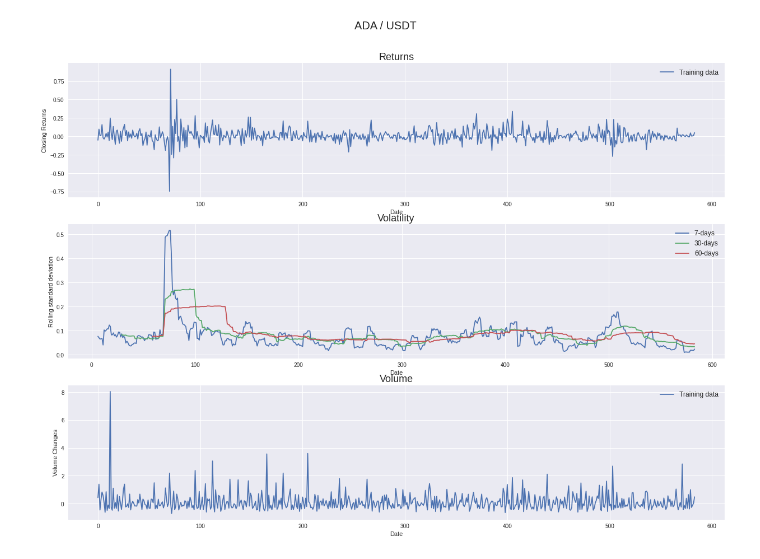
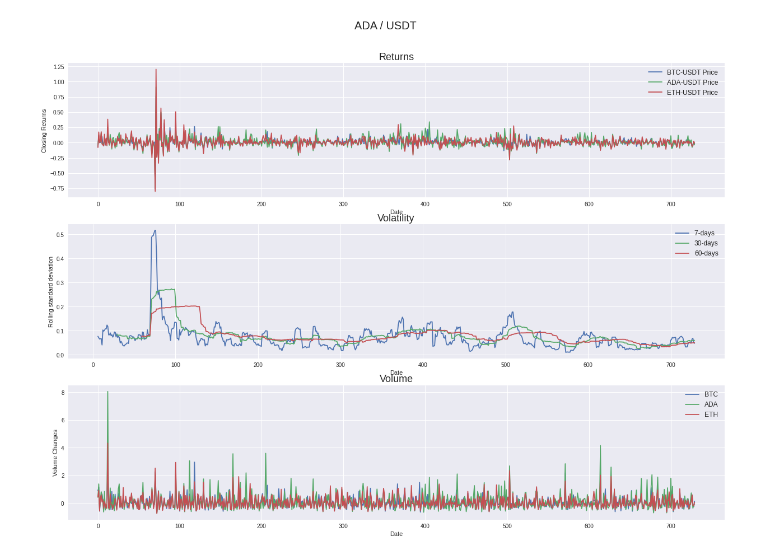
Before and after one commit to iammhk/Quant-101, a Jupyter notebook: Stock_101.ipynb, the cells around one changed output. Cells and saved outputs as stored; diff of their text form; code cells hidden in the pictures.

```diff
--- a/Stock_101.ipynb
+++ b/Stock_101.ipynb
@@ -138,0 +91,13 @@ max_volume_ref = df_ref['Volume'].max(axis=0)
+# %%
+df1 = pd.read_csv(coin1+"USDT_1Day(1-Jan-2020_31-Dec-2021).csv")
+df2 = pd.read_csv(coin2+"USDT_1Day(1-Jan-2020_31-Dec-2021).csv")
+df= pd.read_csv(coin+"USDT_1Day(1-Jan-2020_31-Dec-2021).csv")
+
+df1 = clean_data(df1)
+df2 = clean_data(df2)
+df = clean_data(df)
+
+# Convert pandas columns into arrays
+stock1_data = df1.values
+stock2_data = df2.values
+stock_data = df.values
@@ -174,3 +150,7 @@ df_ref.dropna(how='any', axis=0, inplace=True) # Drop all rows with NaN values
+# %%
+df_chng = pct_change(df)
+df1_chng = pct_change(df1)
+df2_chng = pct_change(df2)
 # %%
 # Min-max normalize volume columns (0-1 range)
 #df['Volume'] = (df['Volume'] - min_volume) / (max_volume - min_volume)
@@ -223,47 +203,43 @@ Test data shape: (73, 5)
 # %%
 fig = plt.figure(figsize=(21,15))
 st = fig.suptitle("ADA / USDT", fontsize=20)
 st.set_y(0.95)
 
 ###############################################################################
 
 ax1 = fig.add_subplot(311)
-ax1.plot(np.arange(train_data.shape[0]), df_train['Close'], label='Training data')
-
-#ax1.plot(np.arange(train_data.shape[0], train_data.shape[0]+val_data.shape[0]), df_val['Close'], label='Validation data')
-#ax1.plot(np.arange(train_data.shape[0]+val_data.shape[0], train_data.shape[0]+val_data.shape[0]+test_data.shape[0]), df_test['Close'], label='Test data')
+ax1.plot(np.arange(df_chng.shape[0]), df_chng['Close'], label=(coin+'-USDT Price'))
+ax1.plot(np.arange(df1_chng.shape[0]), df1_chng['Close'], label=(coin1+'-USDT Price'))
+ax1.plot(np.arange(df2_chng.shape[0]), df2_chng['Close'], label=(coin2+'-USDT Price'))
 
 ax1.set_xlabel('Date')
 ax1.set_ylabel('Closing Returns')
 ax1.set_title("Returns", fontsize=18)
 ax1.legend(loc="best", fontsize=12)
 
 ###############################################################################
-ax1 = fig.add_subplot(312)
-ax1.plot(np.arange(train_data.shape[0]), df_train['Close'].rolling(7).std(), label='7-days ')
-ax1.plot(np.arange(train_data.shape[0]), df_train['Close'].rolling(30).std(), label='30-days')
-ax1.plot(np.arange(train_data.shape[0]), df_train['Close'].rolling(60).std(), label='60-days')
+ax2 = fig.add_subplot(312)
+ax2.plot(np.arange(df1_chng.shape[0]), df1_chng['Close'].rolling(7).std(), label='7-days ')
+ax2.plot(np.arange(df1_chng.shape[0]), df1_chng['Close'].rolling(30).std(), label='30-days')
+ax2.plot(np.arange(df1_chng.shape[0]), df1_chng['Close'].rolling(60).std(), label='60-days')
 
-#ax1.plot(np.arange(train_data.shape[0], train_data.shape[0]+val_data.shape[0]), df_val['Close'], label='Validation data')
-#ax1.plot(np.arange(train_data.shape[0]+val_data.shape[0], train_data.shape[0]+val_data.shape[0]+test_data.shape[0]), df_test['Close'], label='Test data')
-ax1.set_xlabel('Date')
-ax1.set_ylabel('Rolling standard deviation')
-ax1.set_title("Volatility", fontsize=18)
-ax1.legend(loc="best", fontsize=12)
+ax2.set_xlabel('Date')
+ax2.set_ylabel('Rolling standard deviation')
+ax2.set_title("Volatility", fontsize=18)
+ax2.legend(loc="best", fontsize=12)
 
 ###############################################################################
 
-ax2 = fig.add_subplot(313)
-ax2.plot(np.arange(train_data.shape[0]), df_train['Volume'], label='Training data')
+ax3 = fig.add_subplot(313)
+ax3.plot(np.arange(df_chng.shape[0]), df_chng['Volume'], label=coin)
+ax3.plot(np.arange(df1_chng.shape[0]), df1_chng['Volume'], label=coin1)
+ax3.plot(np.arange(df2_chng.shape[0]), df2_chng['Volume'], label=coin2)
 
-#ax2.plot(np.arange(train_data.shape[0], train_data.shape[0]+val_data.shape[0]), df_val['Volume'], label='Validation data')
-#ax2.plot(np.arange(train_data.shape[0]+val_data.shape[0], train_data.shape[0]+val_data.shape[0]+test_data.shape[0]), df_test['Volume'], label='Test data')
-
-ax2.set_xlabel('Date')
-ax2.set_ylabel('Volume Changes')
-ax2.set_title("Volume", fontsize=18)
-ax2.legend(loc="best", fontsize=12)
+ax3.set_xlabel('Date')
+ax3.set_ylabel('Volume Changes')
+ax3.set_title("Volume", fontsize=18)
+ax3.legend(loc="best", fontsize=12)
 plt.show()
 # %% [output]
-[figure, old version]
+[figure, new version]
 # %%
```
Also changed, not shown: parts of 11 cells of this notebook.
